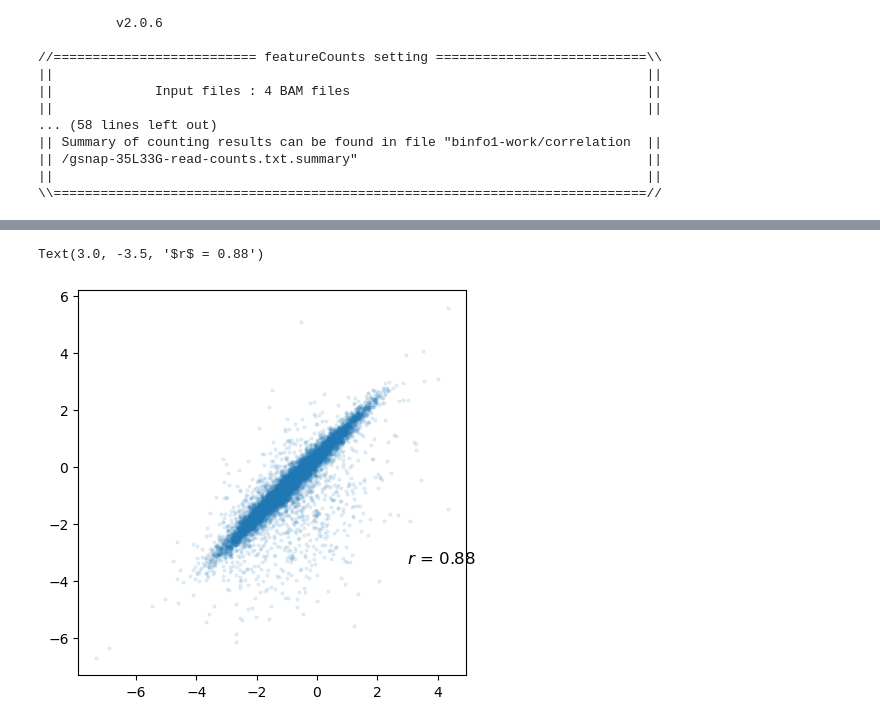
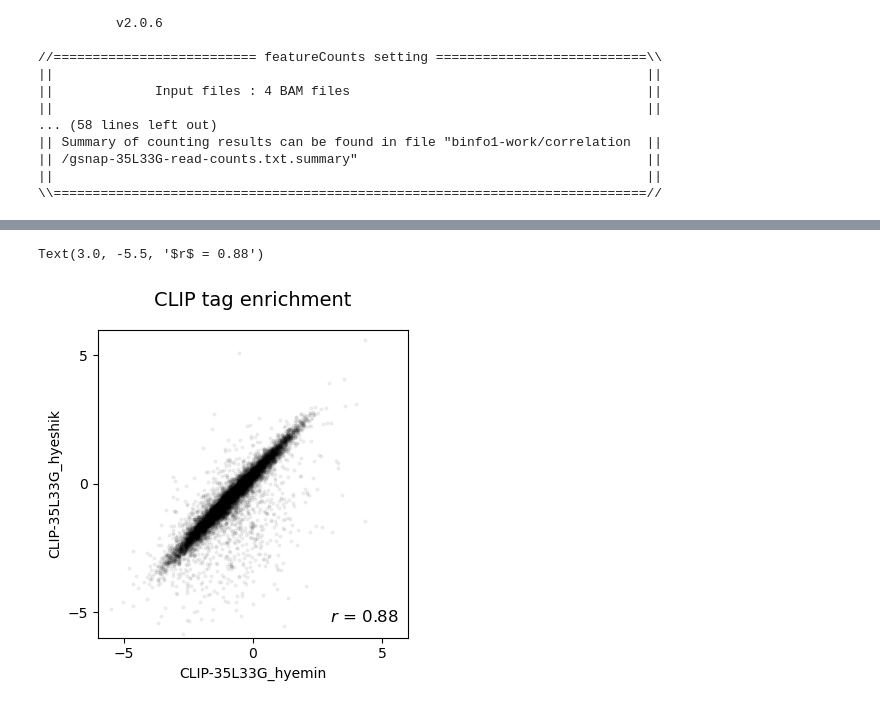
Before and after one commit to krchoihm/bioinfo1-project, a Jupyter notebook: Lin28a_CLIP_correlation.ipynb, the cells around one changed output, grey strips where cells are left out. Drawn from its saved outputs; the diff is of its cells as text; code cells hidden in the pictures.

Commit message:
Add heatmap, scatter plot, pca analysis using clip data of various tools and antibodies

```diff
--- a/Lin28a_CLIP_correlation.ipynb
+++ b/Lin28a_CLIP_correlation.ipynb
@@ -219,16 +351,25 @@ dfReadcount_filtered = dfReadcount_TPM[dfReadcount_filter].copy()
 # %%
 from matplotlib import pyplot as plt
 import numpy as np
 import scipy.stats as stats
 
-fig, ax = plt.subplots(1, 1, figsize=(5, 5))
+fig, ax = plt.subplots(1, 1, figsize=(4, 4))
 
 x = np.log2(dfReadcount_filtered['clip_enrichment_hyemin'])
 y = np.log2(dfReadcount_filtered['clip_enrichment_hyeshik'])
-ax.scatter(x, y, s=4, alpha=0.1)
+ax.scatter(x, y, s=4, c='black', alpha=0.05)
+
+ax.set_xlim(-6, 6)
+ax.set_ylim(-6, 6)
+ax.set_xticks([-5, 0, 5])
+ax.set_yticks([-5, 0, 5])
+
+ax.set_xlabel('CLIP-35L33G_hyemin')
+ax.set_ylabel('CLIP-35L33G_hyeshik')
+ax.set_title('CLIP tag enrichment', fontsize=14, y=1.05)
 
 corr = stats.pearsonr(x, y)[0]
-ax.text(3.0, -3.5, f'$r$ = {corr:.2f}', ha='left', va='bottom', fontsize=12)
+ax.text(3.0, -5.5, f'$r$ = {corr:.2f}', ha='left', va='bottom', fontsize=12)
 # %% [output]
-Text(3.0, -3.5, '$r$ = 0.88')
+Text(3.0, -5.5, '$r$ = 0.88')
-[figure, old version]
+[figure, new version]
```
Also changed, not shown: parts of 21 cells of this notebook.
